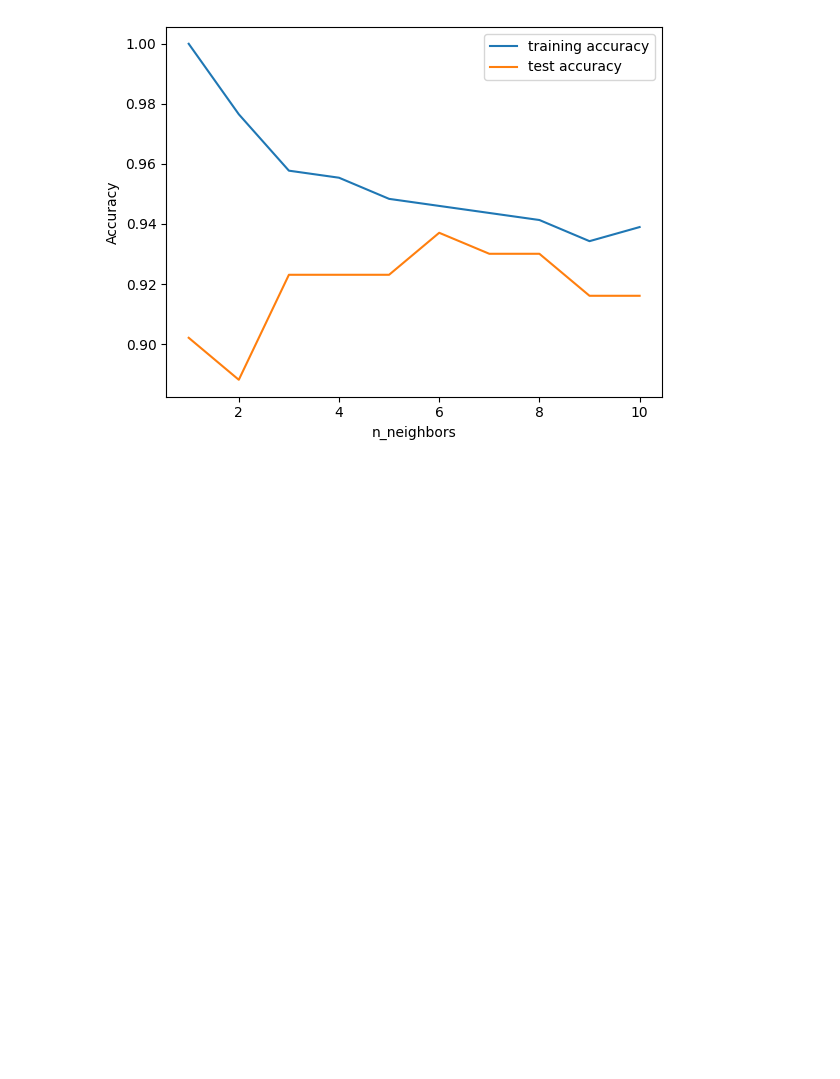
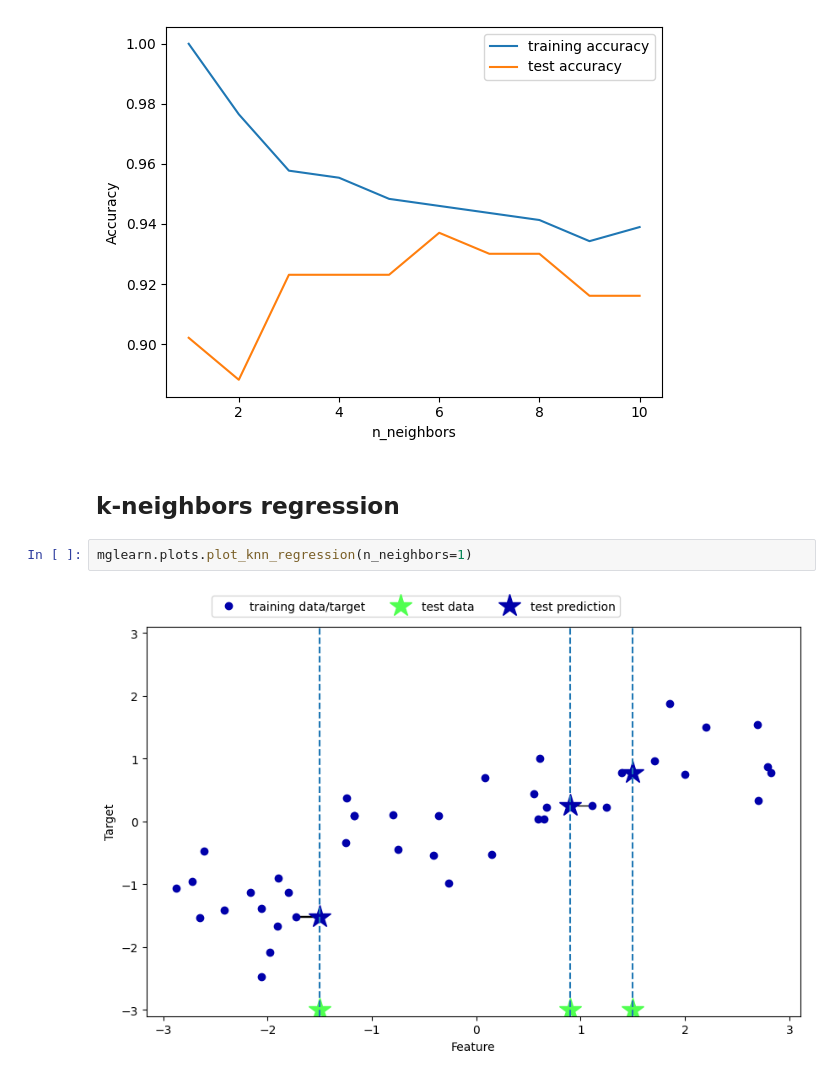
Before and after one commit to hugoangeles0810/introduction_to_ml_with_python, a Jupyter notebook: notebooks/chapter_02/Supervised Machine Learning.ipynb, the cells around one changed output. Saved outputs shown, nothing was run; the diff lists cells and outputs as text; blank space fills up the shorter version.

```diff
--- a/notebooks/chapter_02/Supervised Machine Learning.ipynb
+++ b/notebooks/chapter_02/Supervised Machine Learning.ipynb
@@ -95,3 +95,9 @@ plt.legend()
 # %% [output]
 <matplotlib.legend.Legend at 0x...>
 [figure]
+# %% [markdown]
+## k-neighbors regression
+# %%
+mglearn.plots.plot_knn_regression(n_neighbors=1)
+# %% [output]
+[figure, added]
```
Also changed, not shown: parts of 24 cells of this notebook.
